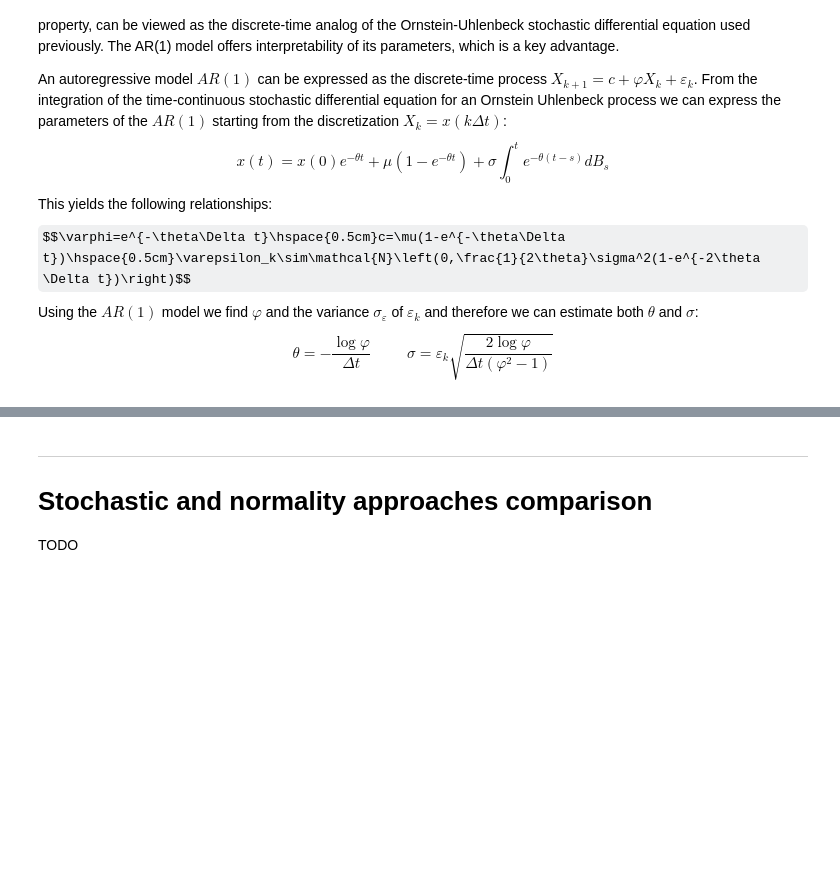
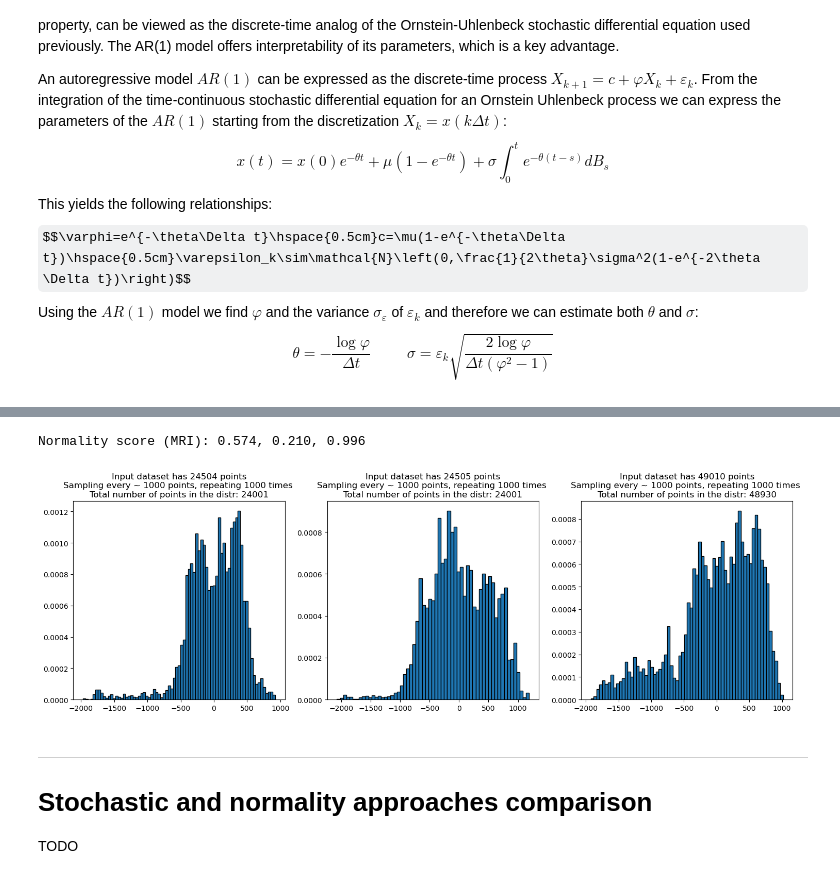
Before and after one commit to lorenzorizzi17/MeanReversionMetric, a Jupyter notebook: MeanReversion.ipynb, the cells around one changed output, grey strips where cells are left out. Drawn from its saved outputs; the diff is of its cells as text; code cells hidden in the pictures; some formulas as TeX source; blank space fills up the shorter version.

```diff
--- a/MeanReversion.ipynb
+++ b/MeanReversion.ipynb
@@ -288,3 +358,15 @@ TODO
+# %%
+
+fig, axs = plt.subplots(1, 3, figsize=(18, 5))
+
+normality1 = mr.assess_normality(arr[0], lambda_ = 1000, ax = axs[0])
+normality2 = mr.assess_normality(arr[1], lambda_= 1000, ax = axs[1])
+normality3 = mr.assess_normality(arr[2], lambda_= 1000, ax = axs[2])
+
+print(f"Normality score (MRI): {normality1:.3f}, {normality2:.3f}, {normality3:.3f}")
+# %% [output]
+Normality score (MRI): 0.574, 0.210, 0.996
+[figure, added]
 # %% [markdown]
 ---
 
```
Also changed, not shown: parts of 14 cells of this notebook, 4 other files.
